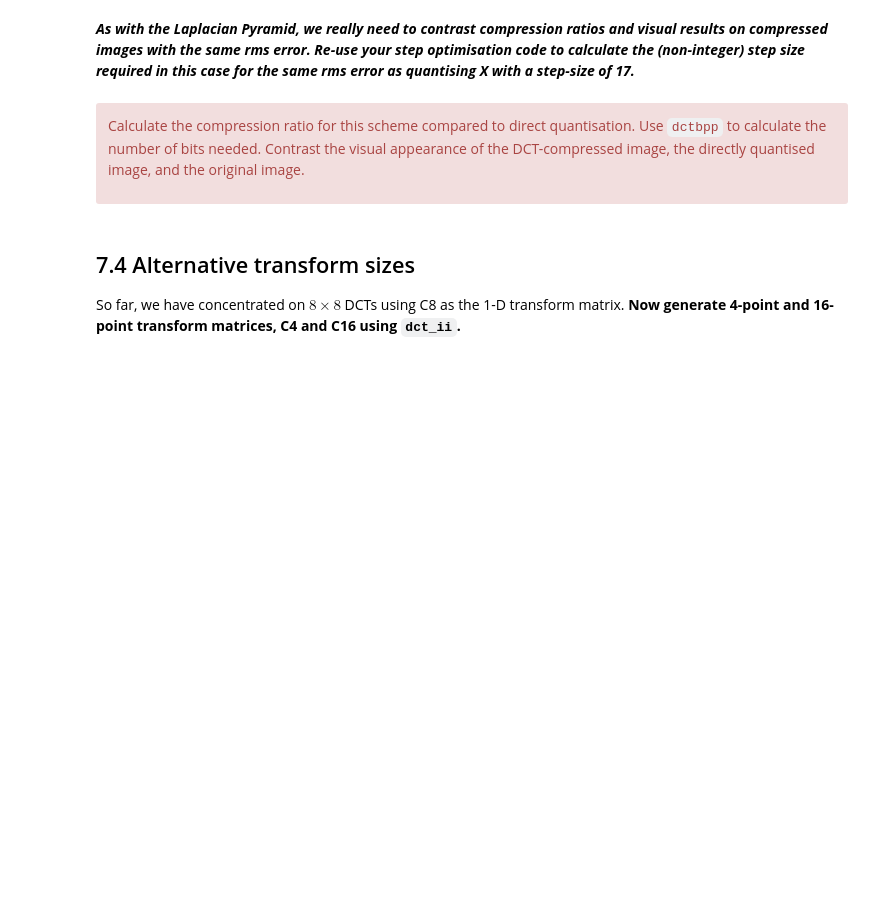
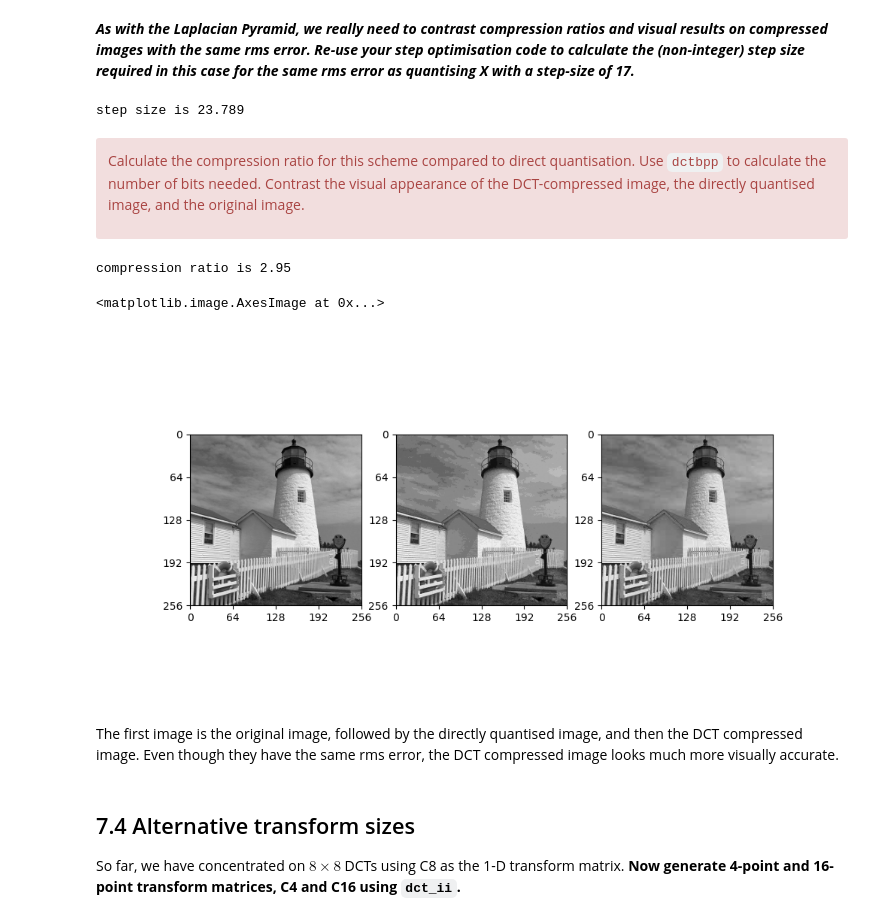
Before and after one commit to dt536/diya_cued_sf2_lab, a Jupyter notebook: 7-the-discrete-cosine-transform.ipynb, the cells around one changed output. Saved outputs shown, nothing was run; the diff lists cells and outputs as text; code cells hidden in the pictures; blank space fills up the shorter version.

```diff
--- a/7-the-discrete-cosine-transform.ipynb
+++ b/7-the-discrete-cosine-transform.ipynb
@@ -340,6 +340,8 @@ Z = colxfm(colxfm(Yq.T, C8.T).T, C8.T)
 
 fig, ax = plt.subplots()
 plot_image(Z, ax=ax);
-abs_diff = np.absolute(X - Z)
-print(abs_diff.max())
+rms_error_Z = np.std(X - Z)
+rms_error_Xq = np.std(X-quantise(X, 17))
+print("rms error between X and Z: {:.3g}".format(rms_error_Z))
+print("rms error between X and Xq: {:.3g}".format(rms_error_Xq))
 # %% [output]
@@ -354,3 +383,8 @@ The error is much bigger (21 and 6.11e-13)
+# %%
+step_size = optimisation_for_DCT(Y, rms_error_Z, C=C8)
+print("step size is {:.5g}".format(step_size))
+# %% [output]
+step size is 23.789
 # %% [markdown]
 <div class="alert alert-block alert-danger">
 
@@ -362,3 +394,26 @@ Calculate the compression ratio for this scheme compared to direct quantisation.
+# %%
+# Your code here
+Y = colxfm(colxfm(X, C8).T, C8).T
+Xq = quantise(X, 17)
+Yq = quantise(Y, step_size)
+Yr = regroup(Yq, 8)/8
+Z = colxfm(colxfm(Yq.T, C8.T).T, C8.T)
+no_bits_sub_img = dctbpp(Yr, 8)
+no_bits_ref = bpp(Xq)*Xq.size
+compression_ratio = no_bits_ref/no_bits_sub_img
+print("compression ratio is {:.3g}".format(compression_ratio))
+# %% [output]
+compression ratio is 2.95
+# %%
+fig, (ax1, ax2, ax3) = plt.subplots(1, 3, figsize=(10, 5))
+plot_image(X,  ax=ax1)
+plot_image(Xq, ax=ax2)
+plot_image(Z, ax=ax3)
+# %% [output]
+<matplotlib.image.AxesImage at 0x...>
+[figure, added]
+# %% [markdown]
+The first image is the original image, followed by the directly quantised image, and then the DCT compressed image. Even though they have the same rms error, the DCT compressed image looks much more visually accurate.
 # %% [markdown]
 
 ## 7.4 Alternative transform sizes
```
Also changed, not shown: parts of 16 cells of this notebook.
